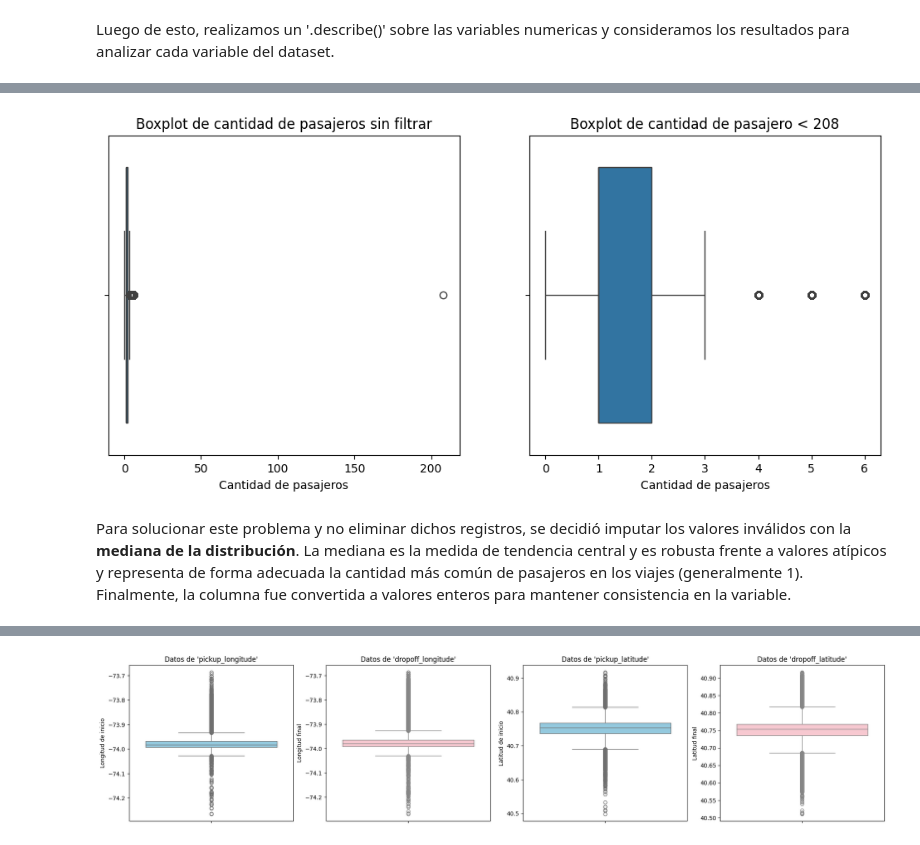
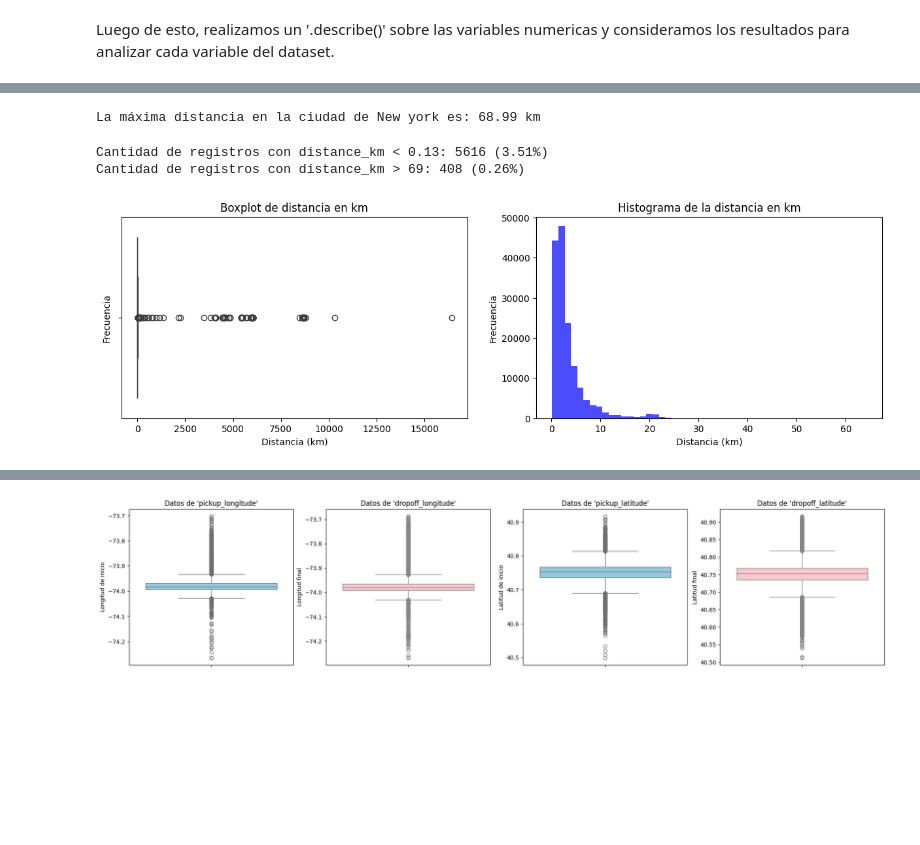
Before and after one commit to CaterinaMartinezD/AA1-TUIA-2025C1-Casado-MartinezDufour, a Jupyter notebook: TP-Regresion-AA1-2025C1.ipynb, the cells around one changed output, grey strips where cells are left out. Drawn from its saved outputs; the diff is of its cells as text; code cells hidden in the pictures; blank space fills up the shorter version.

```diff
--- a/TP-Regresion-AA1-2025C1.ipynb
+++ b/TP-Regresion-AA1-2025C1.ipynb
@@ -221,0 +237,5 @@ df.head()
+# %%
+df.loc[df['passenger_count'] > 6, 'passenger_count'] = pd.NA
+imputer = SimpleImputer(strategy='median')
+df['passenger_count'] = imputer.fit_transform(df[['passenger_count']])
+df['passenger_count'] = df['passenger_count'].astype(int)
@@ -221,0 +244,16 @@ df.head()
+# %%
+def passenger(count):
+    if count == 0:
+        return 'Paquete'
+    elif 1 <= count < 5:
+        return 'Normal'
+    elif 5 <= count < 7:
+        return 'XL'
+
+df['passenger_count'] = df['passenger_count'].apply(passenger)
+# %%
+encoder = OneHotEncoder(sparse_output=False)
+passenger_encoder = encoder.fit_transform(df[["passenger_count"]])
+df[encoder.get_feature_names_out(["passenger_count"])] = passenger_encoder
+
+df['passenger_count'] = df['passenger_count'].astype(object)
@@ -280,17 +377,52 @@ Por otra parte, se identificaron viajes con 0 pasajeros. Estos registros se mant
+# %%
+# Esquina inferior izquierda (lon, lat)
+lon1, lat1 = -74.27, 40.49
+# Esquina superior derecha (lon, lat)
+lon2, lat2 = -73.68, 40.92
+
+max_dist = haversine(lon1, lat1, lon2, lat2)
+print(f"La máxima distancia en la ciudad de New york es: {max_dist:.2f} km")
+# %% [output]
+La máxima distancia en la ciudad de New york es: 68.99 km
+# %%
+initial_count = train_df.shape[0]
+
+# Outliers por distancia (< 0.13 km) dist. menor a una cuadra
+distance_outliers = train_df[train_df['distance_km'] < 0.13]
+num_distance_outliers = distance_outliers.shape[0]
+percent_distance_outliers = round(num_distance_outliers / initial_count * 100, 2)
+print(f"Cantidad de registros con distance_km < 0.13: {num_distance_outliers} ({percent_distance_outliers}%)")
+
+# Outliers por distancia (> 69) dist. max. en NYC
+high_fares = train_df[train_df['distance_km'] > 69]
+count_high = len(high_fares)
+percentage_high = round((count_high / initial_count) * 100, 2)
+print(f"Cantidad de registros con distance_km > 69: {count_high} ({percentage_high}%)")
+# %% [output]
+Cantidad de registros con distance_km < 0.13: 5616 (3.51%)
+Cantidad de registros con distance_km > 69: 408 (0.26%)
+# %%
+# Momentaneamente las elimino pero podriamos ver si los imputamos
+train_df = train_df[train_df['distance_km'] < 69]
+train_df = train_df[train_df['distance_km'] > 0.13]
+
+test_df = test_df[test_df['distance_km'] < 69]
+test_df = test_df[test_df['distance_km'] > 0.13]
 # %%
-plt.figure(figsize=(12,5))
+plt.figure(figsize=(15,4))
+
 plt.subplot(1, 2, 1)
-sns.boxplot(x = train_df['passenger_count'])
-plt.title('Boxplot de cantidad de pasajeros sin filtrar')
-plt.xlabel('Cantidad de pasajeros')
+sns.boxplot(x = df['distance_km'])
+plt.title('Boxplot de distancia en km')
+plt.xlabel('Distancia (km)')
+plt.ylabel('Frecuencia')
 
 plt.subplot(1, 2, 2)
-sns.boxplot(x = train_df[train_df['passenger_count'] < 208]['passenger_count'])
-plt.title('Boxplot de cantidad de pasajero < 208')
-plt.xlabel('Cantidad de pasajeros')
+plt.hist(train_df['distance_km'], bins=50, color='blue', alpha=0.7)
+plt.title('Histograma de la distancia en km')
+plt.xlabel('Distancia (km)')
+plt.ylabel('Frecuencia')
 
 plt.show()
 # %% [output]
-[figure, old version]
+[figure, new version]
-# %% [markdown]
-Para solucionar este problema y no eliminar dichos registros, se decidió imputar los valores inválidos con la **mediana de la distribución**. La mediana es la medida de tendencia central y es robusta frente a valores atípicos y representa de forma adecuada la cantidad más común de pasajeros en los viajes (generalmente 1). Finalmente, la columna fue convertida a valores enteros para mantener consistencia en la variable.
```
Also changed, not shown: parts of 119 cells of this notebook, 1 other file.
